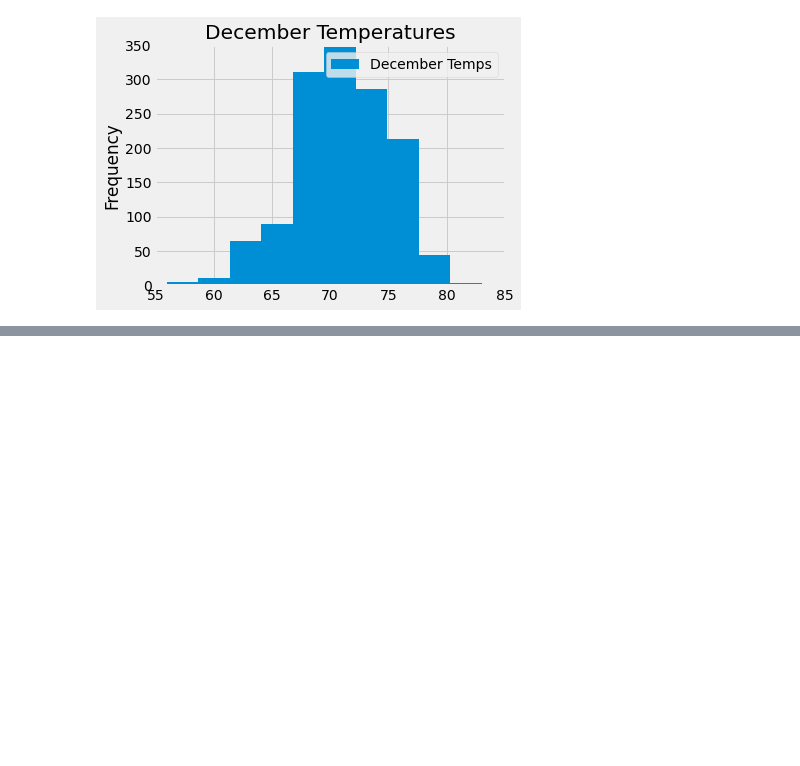
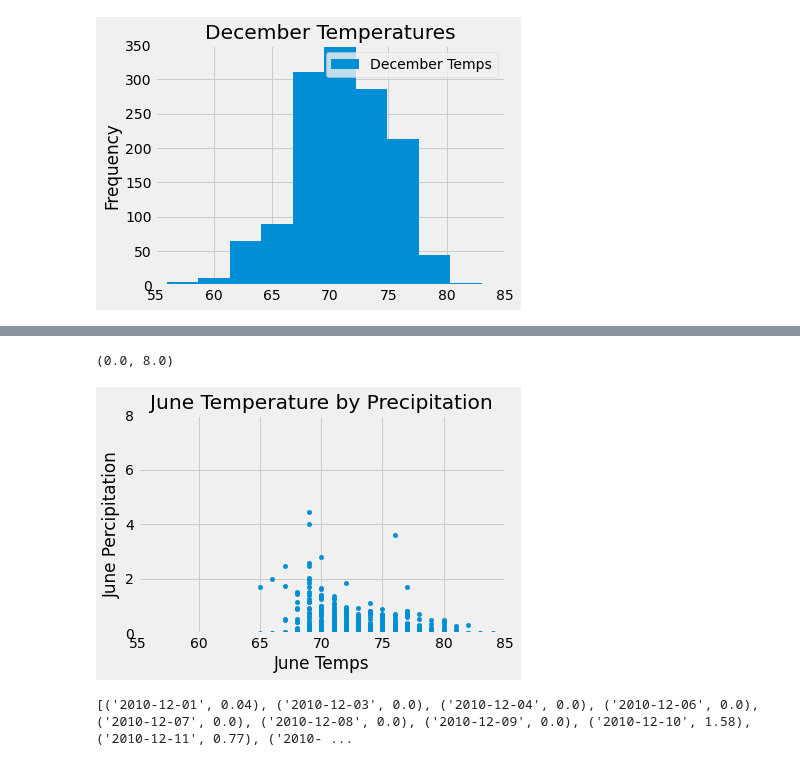
Before and after one commit to liz-mcdaneld/Surfs_Up, a Jupyter notebook: SurfsUp_Challenge.ipynb, the cells around one changed output, grey strips where cells are left out. Saved outputs shown, nothing was run; the diff lists cells and outputs as text; code cells hidden in the pictures; blank space fills up the shorter version.

```diff
--- a/SurfsUp_Challenge.ipynb
+++ b/SurfsUp_Challenge.ipynb
@@ -279,0 +344,6 @@ plt.ylim([0,350])
+# %%
+# Use Pandas Plotting with Matplotlib to plot the datajune_temp_prcp = session.query(Measurement.tobs,Measurement.prcp).filter(extract('month', Measurement.date) == 6).all()
+June_temp_prcp = session.query(Measurement.tobs,Measurement.prcp).filter(extract('month', Measurement.date) == 6).all()
+June_temp_prcp_df = pd.DataFrame(June_temp_prcp, columns = ['June Temps', 'June Percipitation'])
+# Print(june_temp_prcp_df)
+June_temp_prcp_df.describe()
@@ -279,0 +360,20 @@ plt.ylim([0,350])
+# %%
+# June temp, precipitation relation graph
+# Drop Nans
+June_temp_prcp_df = June_temp_prcp_df.dropna()
+# plot on the scatterplot
+June_temp_prcp_df.plot.scatter('June Temps', 'June Percipitation')
+plt.tight_layout()
+plt.title('June Temperature by Precipitation')
+plt.xlim([55, 85])
+plt.ylim([0,8])
+# %% [output]
+(0.0, 8.0)
+[figure, added]
+# %%
+# December Percipitation
+# Write a query that filters the Measurement table to retrieve the percipitation for the month of June.
+December_prcep = session.query(Measurement.date, Measurement.prcp).filter(extract('month', Measurement.date) == 12).all()
+print(December_prcep)
+# %% [output]
+[('2010-12-01', 0.04), ('2010-12-03', 0.0), ('2010-12-04', 0.0), ('2010-12-06', 0.0), ('2010-12-07', 0.0), ('2010-12-08', 0.0), ('2010-12-09', 0.0), ('2010-12-10', 1.58), ('2010-12-11', 0.77), ('2010- ...
```
Also changed, not shown: parts of 14 cells of this notebook.
